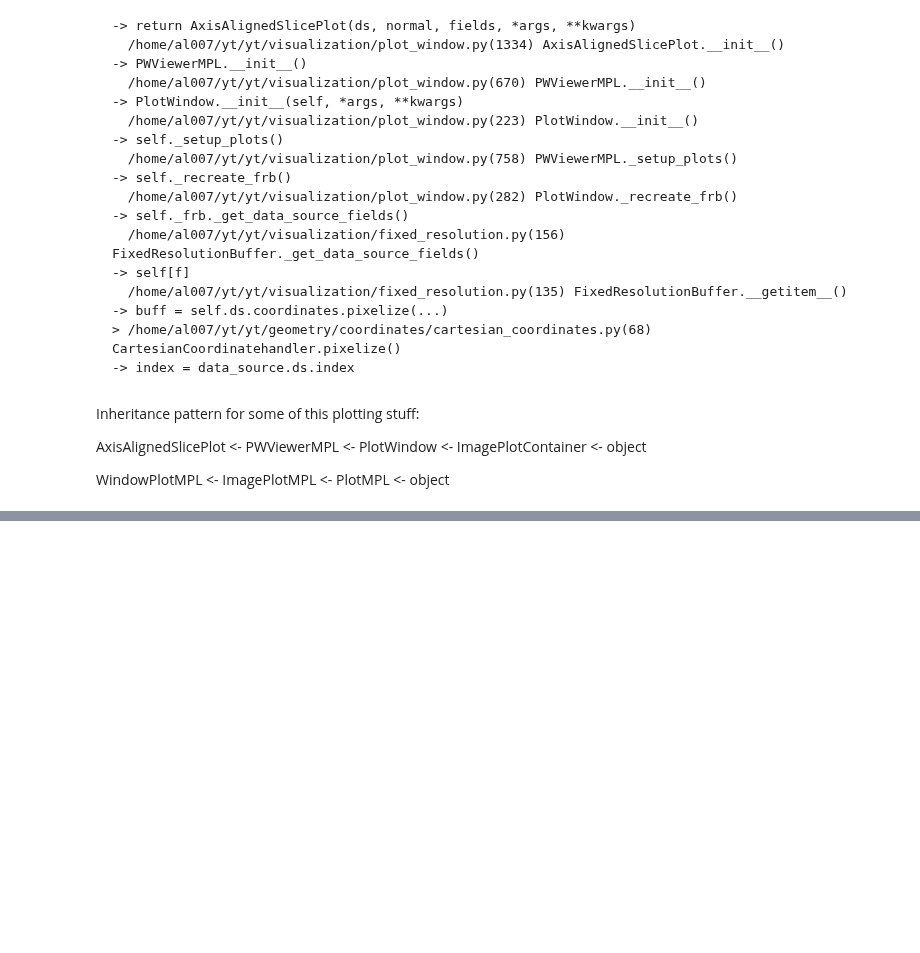
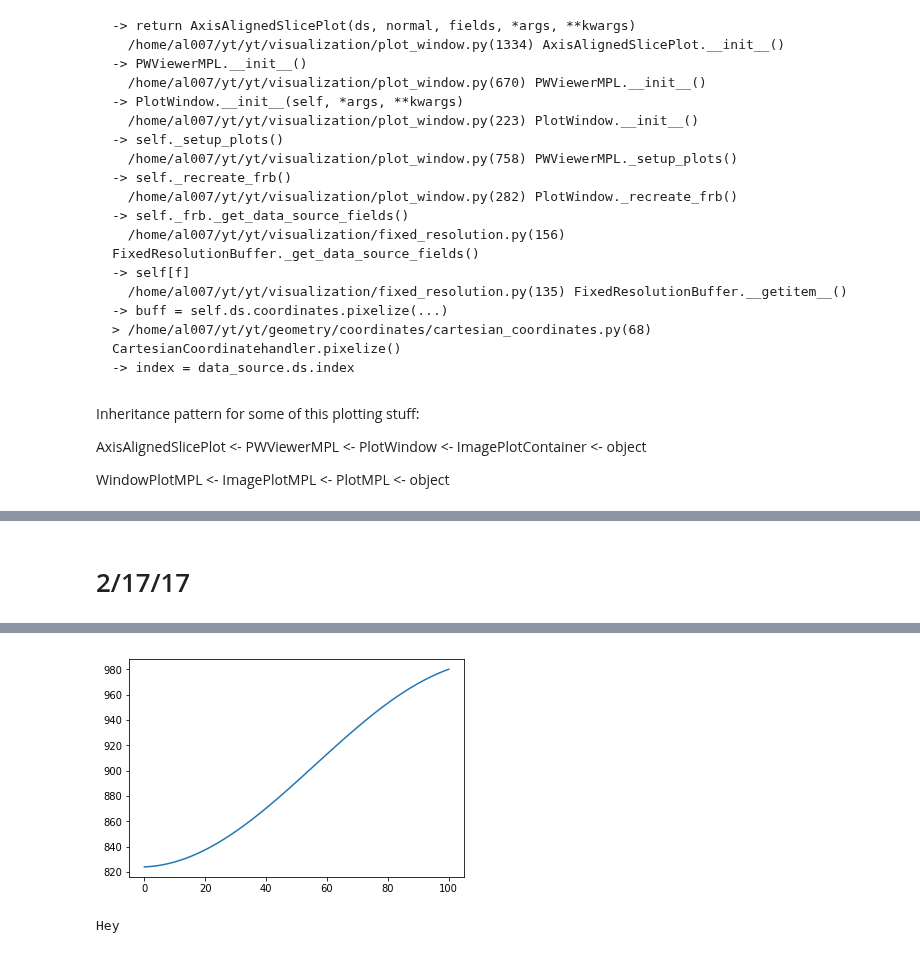
Before and after one commit to JIMMY-KSU/jupyter_notebooks, a Jupyter notebook: yt-dev.ipynb, the cells around one changed output, grey strips where cells are left out. Drawn from its saved outputs; the diff is of its cells as text; code cells hidden in the pictures; blank space fills up the shorter version.

```diff
--- a/yt-dev.ipynb
+++ b/yt-dev.ipynb
@@ -72,0 +57,17 @@ print(lin_length)
+# %% [markdown]
+# 2/17/17
+# %%
+data_dir = "/home/lindsayad/Dropbox/moltres_output/"
+import yt
+ds = yt.load(data_dir + "020617_mod_heat_source_one_minus_beta_fission.e", step=-1)
+
+from yt.geometry.coordinates.cartesian_coordinates import CartesianCoordinateHandler
+
+handler = CartesianCoordinateHandler(ds)
+
+arc_length, temp_values = handler.line_plot(('all', 'temp'), np.array([1., 0., 0.]), np.array([1., 100., 0.]), 100)
+import numpy as np
+import matplotlib.pyplot as plt
+plt.plot(arc_length, temp_values)
+plt.show()
+# %% [output]
@@ -72,0 +86,6 @@ print(lin_length)
+[figure, added]
+# %%
+if not False and True:
+    print("Hey")
+# %% [output]
+Hey
```
Also changed, not shown: parts of 8 cells of this notebook.
